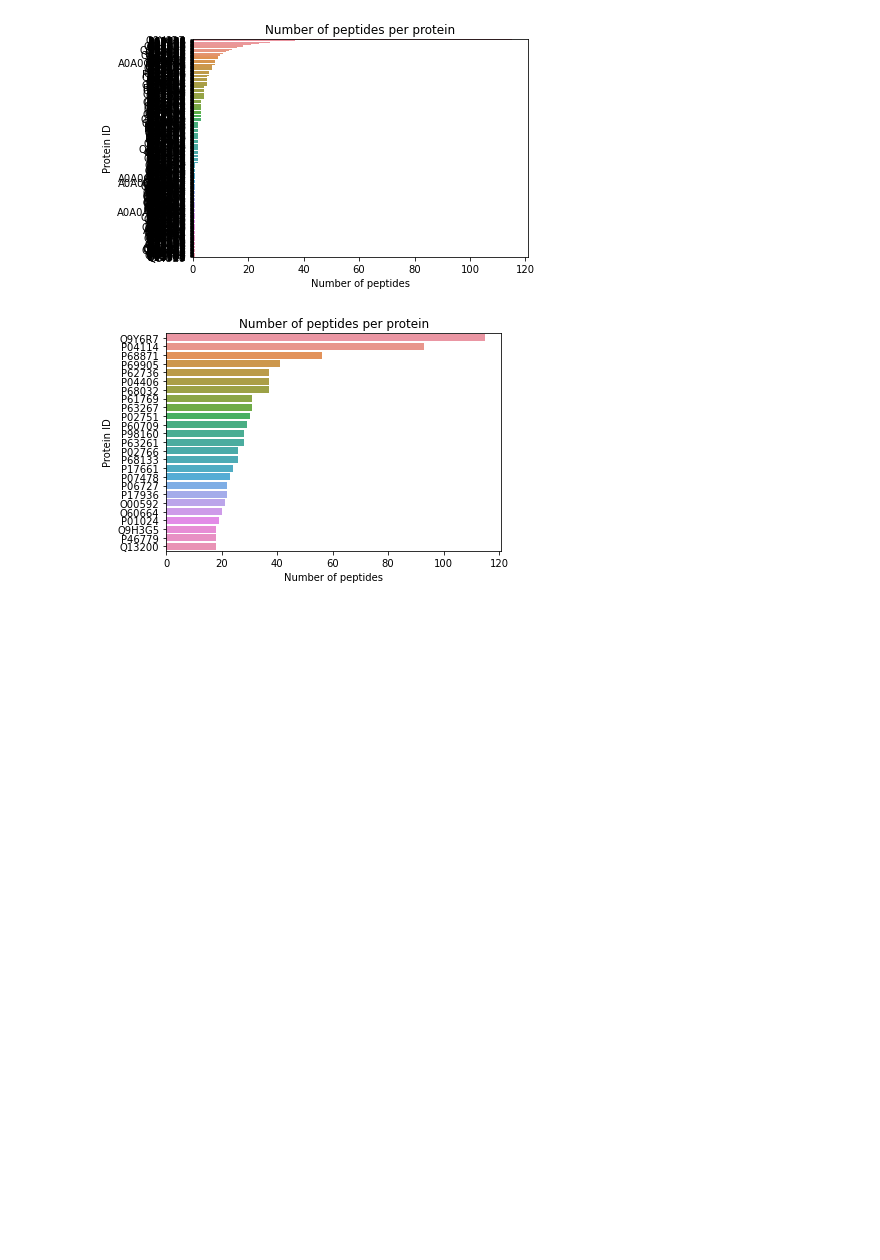
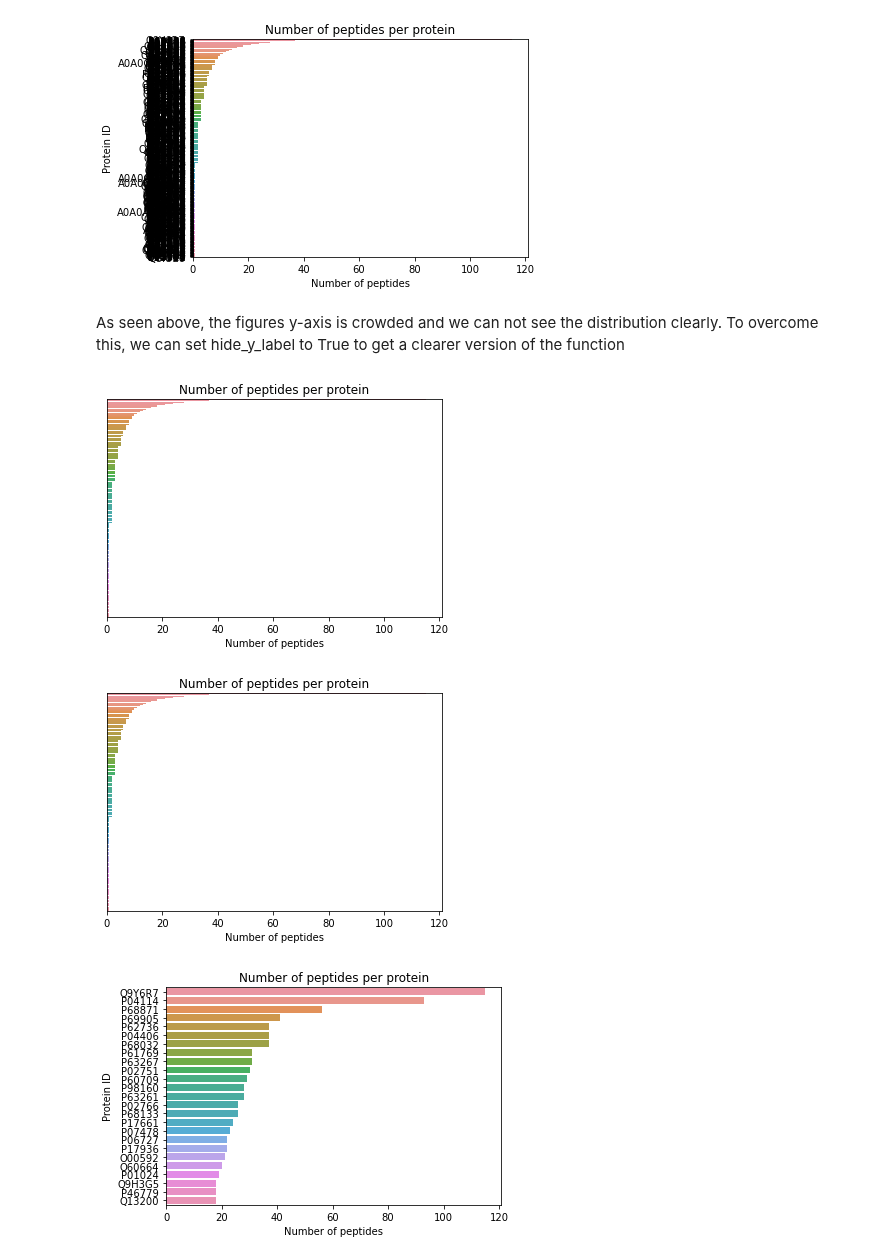
Before and after one commit to ikmb/iptoolkit, a Jupyter notebook: Tutorials/Tutorial_two_creating_an_experiment_object.ipynb, the cells around one changed output. Saved outputs shown, nothing was run; the diff lists cells and outputs as text; code cells hidden in the pictures; blank space fills up the shorter version.

```diff
--- a/Tutorials/Tutorial_two_creating_an_experiment_object.ipynb
+++ b/Tutorials/Tutorial_two_creating_an_experiment_object.ipynb
@@ -121,3 +155,10 @@ plot_num_peptides_per_parent(num_prot=num_per_protein, hide_y_label=True)
+# %% [markdown]
+As seen above, the figures y-axis is crowded and we can not see the distribution clearly. To overcome this, we can set hide_y_label to True to get a clearer version of the function
+# %%
+fig=plot_num_peptides_per_parent(nums_table=num_per_protein, hide_y_label=True)
+# %% [output]
+[figure, added]
+[figure, added]
 # %%
 # we can also focus in the first-top 25 proteins to get a clearer picture
 fig=plot_num_peptides_per_parent(num_per_protein,25)
```
Also changed, not shown: parts of 15 cells of this notebook, 4 other files.
